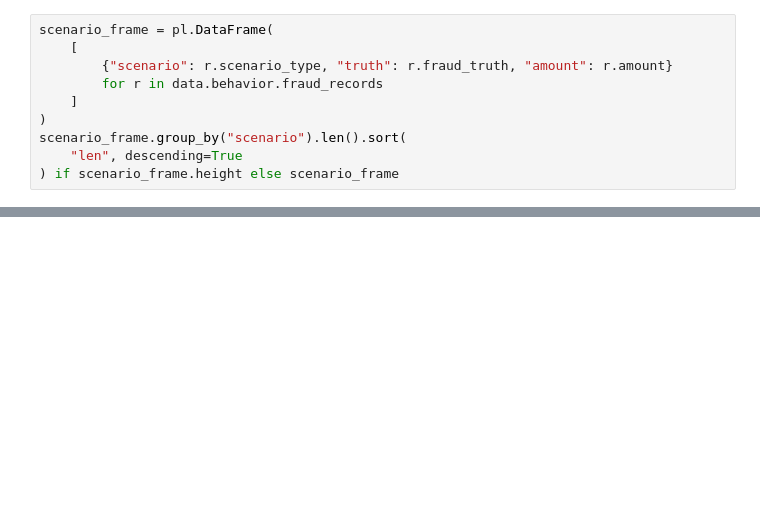
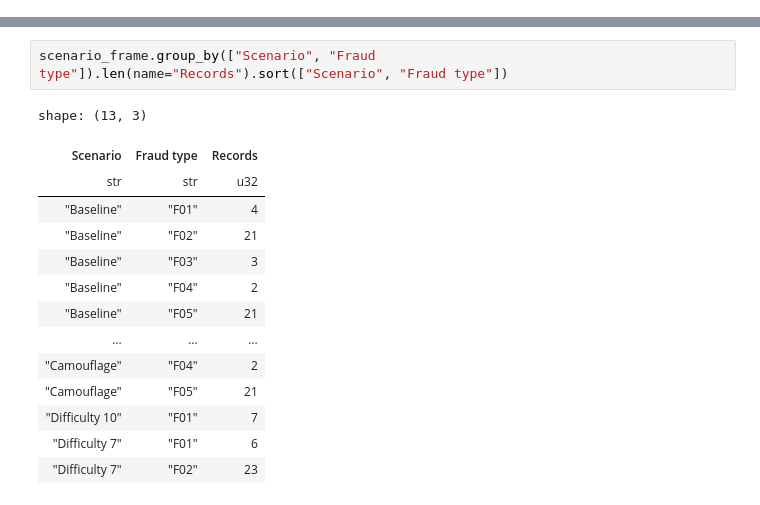
Before and after one commit to emedinac/fraud-twin, a Jupyter notebook: docs/tutorials/fraud-scenarios-difficulty-benchmarks.ipynb, the cells around one changed output, grey strips where cells are left out. Drawn from its saved outputs; the diff is of its cells as text; blank space fills up the shorter version.

```diff
--- a/docs/tutorials/fraud-scenarios-difficulty-benchmarks.ipynb
+++ b/docs/tutorials/fraud-scenarios-difficulty-benchmarks.ipynb
@@ -74,10 +0,0 @@ print(
-# %%
-scenario_frame = pl.DataFrame(
-    [
-        {"scenario": r.scenario_type, "truth": r.fraud_truth, "amount": r.amount}
-        for r in data.behavior.fraud_records
-    ]
-)
-scenario_frame.group_by("scenario").len().sort(
-    "len", descending=True
-) if scenario_frame.height else scenario_frame
@@ -163,0 +139,17 @@ print(
+# %%
+scenario_frame.group_by(["Scenario", "Fraud type"]).len(name="Records").sort(["Scenario", "Fraud type"])
+# %% [output]
+shape: (13, 3)
+| Scenario | Fraud type | Records |
+| str | str | u32 |
+| "Baseline" | "F01" | 4 |
+| "Baseline" | "F02" | 21 |
+| "Baseline" | "F03" | 3 |
+| "Baseline" | "F04" | 2 |
+| "Baseline" | "F05" | 21 |
+| … | … | … |
+| "Camouflage" | "F04" | 2 |
+| "Camouflage" | "F05" | 21 |
+| "Difficulty 10" | "F01" | 7 |
+| "Difficulty 7" | "F01" | 6 |
+| "Difficulty 7" | "F02" | 23 |
```
Also changed, not shown: parts of 46 cells of this notebook, 58 other files.
